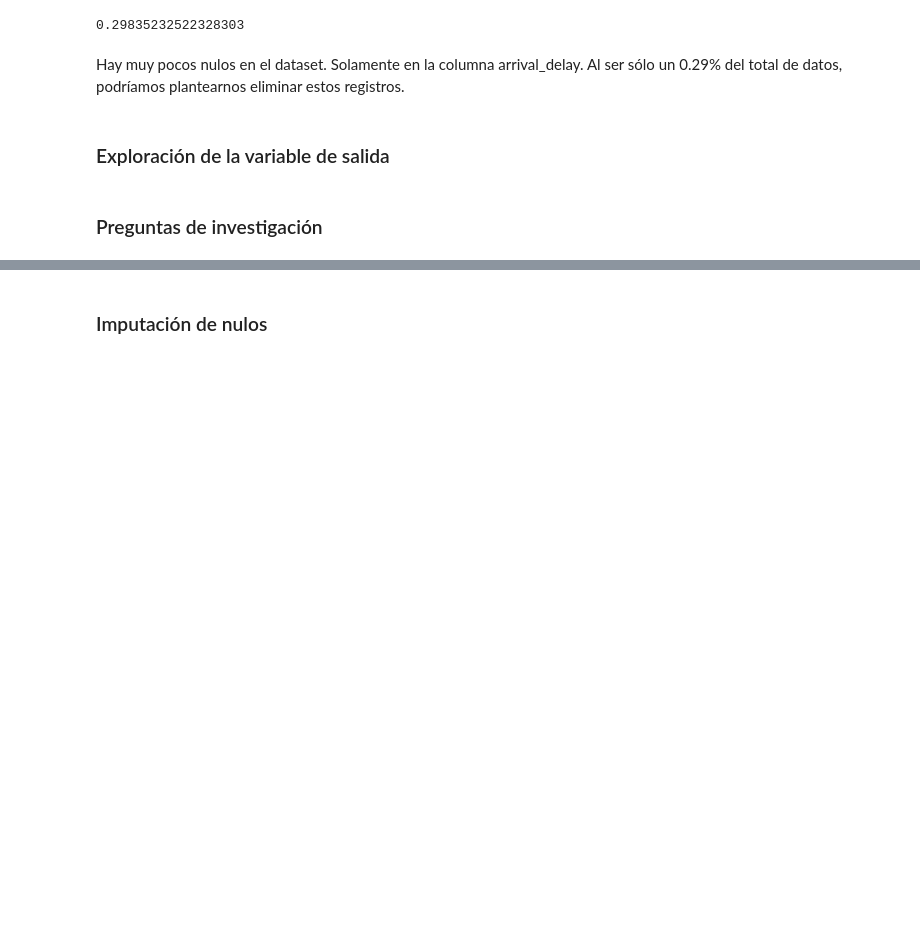
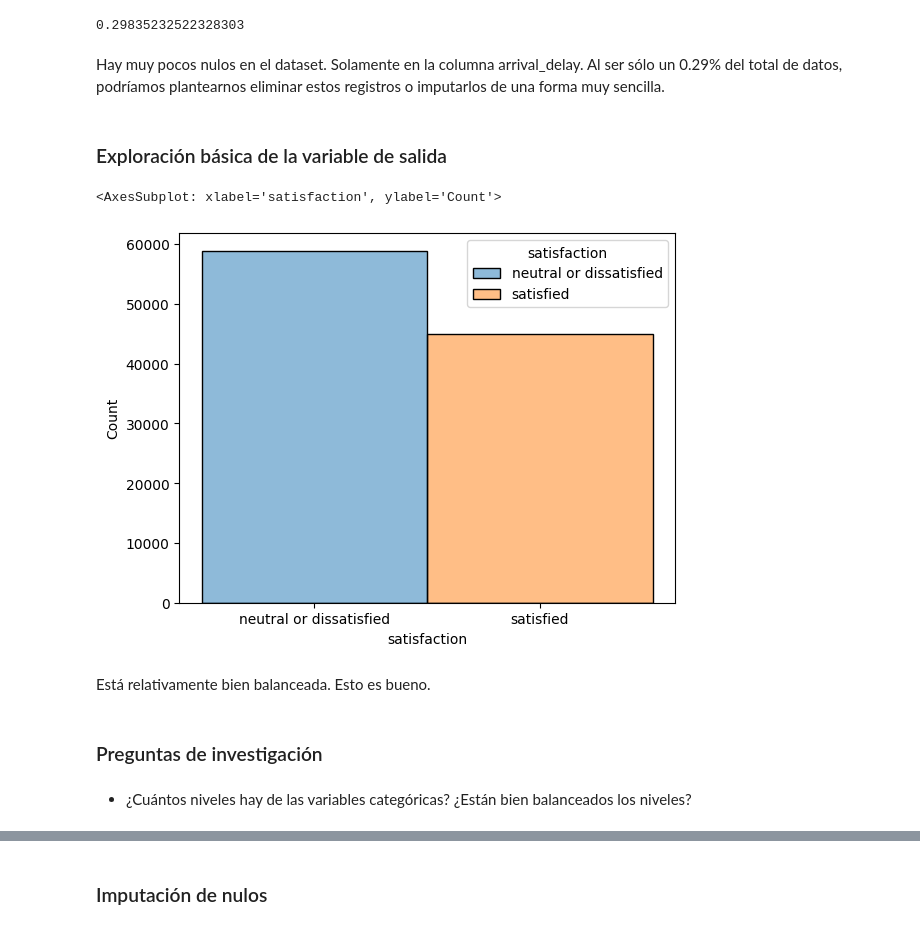
Before and after one commit to AI-School-F5-P2/proyecto_airlines_equipo_2, a Jupyter notebook: airlines.ipynb, the cells around one changed output, grey strips where cells are left out. Saved outputs shown, nothing was run; the diff lists cells and outputs as text; code cells hidden in the pictures; blank space fills up the shorter version.

Commit message:
analysis of categorical and numerical variables

```diff
--- a/airlines.ipynb
+++ b/airlines.ipynb
@@ -115,8 +115,17 @@ dtype: int64
 # %% [output]
 0.29835232522328303
 # %% [markdown]
-Hay muy pocos nulos en el dataset. Solamente en la columna arrival_delay. Al ser sólo un 0.29% del total de datos, podríamos plantearnos eliminar estos registros.
+Hay muy pocos nulos en el dataset. Solamente en la columna arrival_delay. Al ser sólo un 0.29% del total de datos, podríamos plantearnos eliminar estos registros o imputarlos de una forma muy sencilla.
 # %% [markdown]
-### Exploración de la variable de salida
+### Exploración básica de la variable de salida
+# %%
+sns.histplot(data = df, x = 'satisfaction', hue = 'satisfaction')
+# %% [output]
+<AxesSubplot: xlabel='satisfaction', ylabel='Count'>
+[figure, added]
+# %% [markdown]
+Está relativamente bien balanceada. Esto es bueno.
 # %% [markdown]
 ### Preguntas de investigación
+# %% [markdown]
+- ¿Cuántos niveles hay de las variables categóricas? ¿Están bien balanceados los niveles?
```
Also changed, not shown: parts of 36 cells of this notebook.
